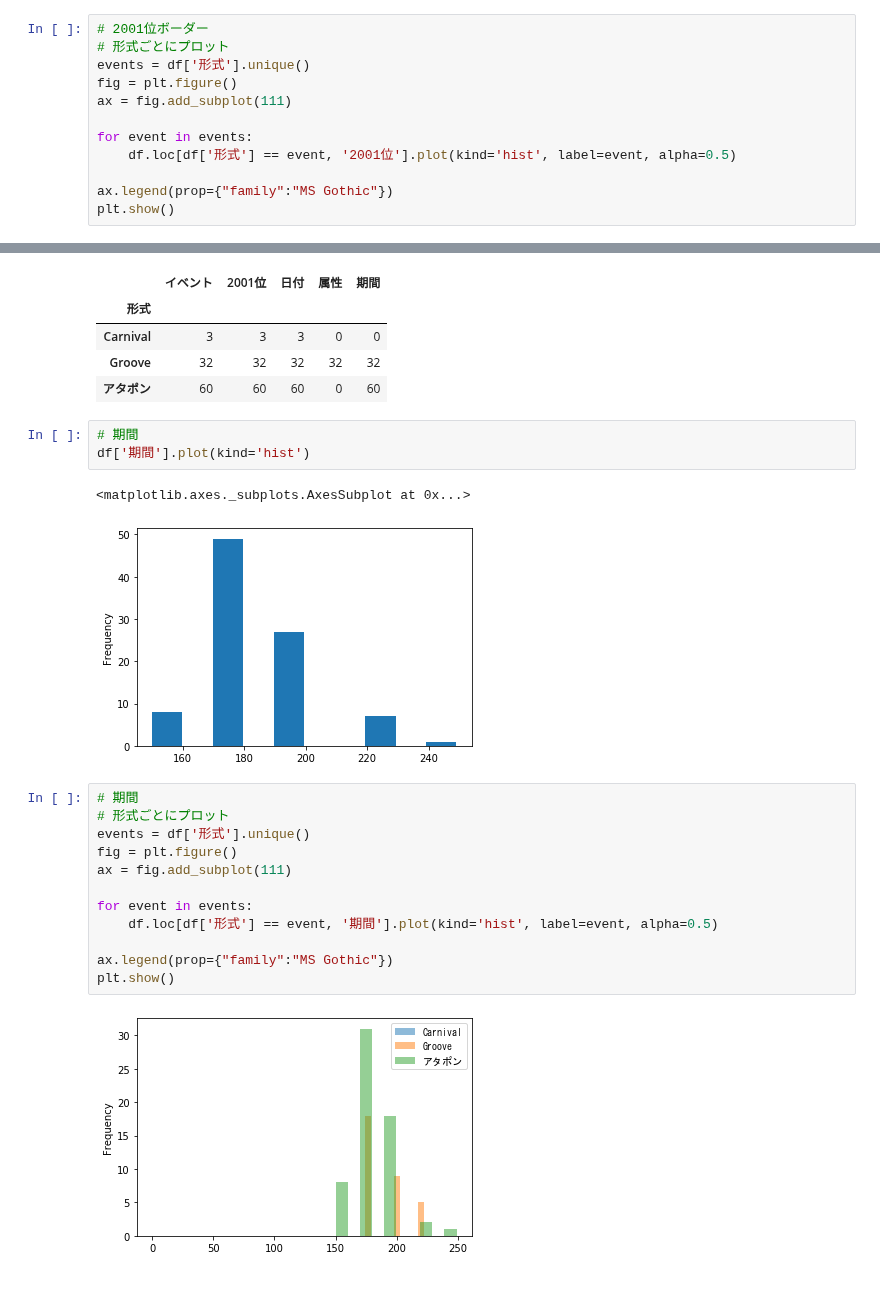
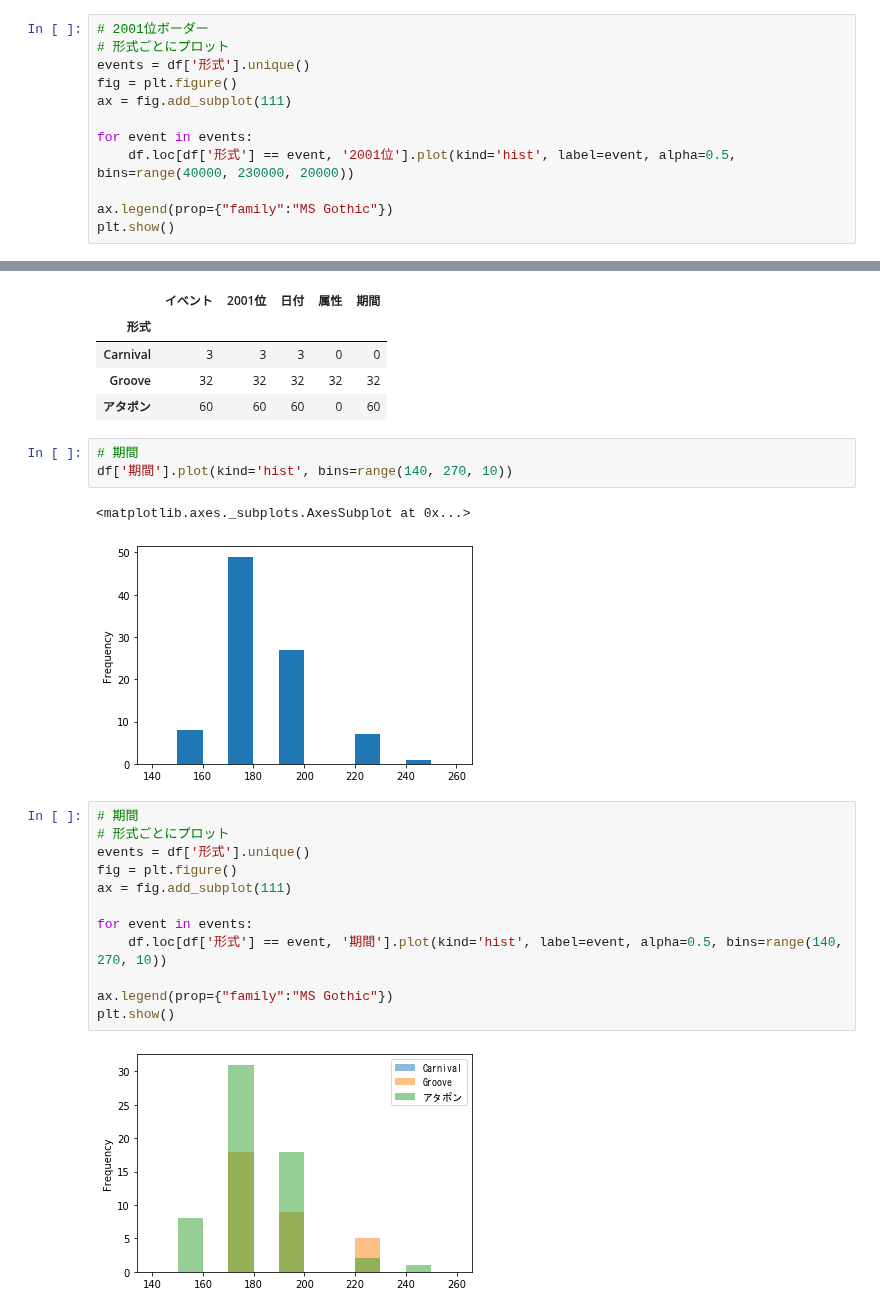
Before and after one commit to Kazuya-Minakuchi/qiita, a Jupyter notebook: dereste_event_border/script/a3_check_event_data.ipynb, the cells around one changed output, grey strips where cells are left out. Saved outputs shown, nothing was run; the diff lists cells and outputs as text.

```diff
--- a/dereste_event_border/script/a3_check_event_data.ipynb
+++ b/dereste_event_border/script/a3_check_event_data.ipynb
@@ -175,7 +175,7 @@ fig = plt.figure()
 ax = fig.add_subplot(111)
 
 for event in events:
-    df.loc[df['形式'] == event, '2001位'].plot(kind='hist', label=event, alpha=0.5)
+    df.loc[df['形式'] == event, '2001位'].plot(kind='hist', label=event, alpha=0.5, bins=range(40000, 230000, 20000))
 
 ax.legend(prop={"family":"MS Gothic"})
 plt.show()
@@ -203,21 +203,21 @@ df.groupby('形式').count()
 | アタポン | 60 | 60 | 60 | 0 | 60 |
 # %%
 # 期間
-df['期間'].plot(kind='hist')
+df['期間'].plot(kind='hist', bins=range(140, 270, 10))
 # %% [output]
 <matplotlib.axes._subplots.AxesSubplot at 0x...>
-[figure, old version]
+[figure, new version]
 # %%
 # 期間
 # 形式ごとにプロット
 events = df['形式'].unique()
 fig = plt.figure()
 ax = fig.add_subplot(111)
 
 for event in events:
-    df.loc[df['形式'] == event, '期間'].plot(kind='hist', label=event, alpha=0.5)
+    df.loc[df['形式'] == event, '期間'].plot(kind='hist', label=event, alpha=0.5, bins=range(140, 270, 10))
 
 ax.legend(prop={"family":"MS Gothic"})
 plt.show()
 # %% [output]
-[figure, old version]
+[figure, new version]
```
Also changed, not shown: parts of 3 cells of this notebook, 1 other file.
